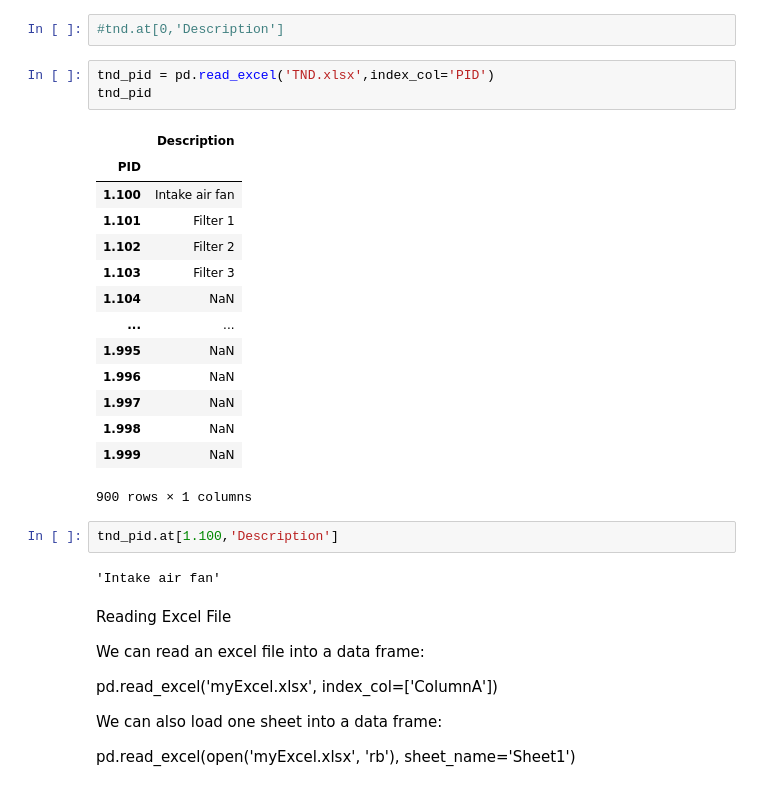
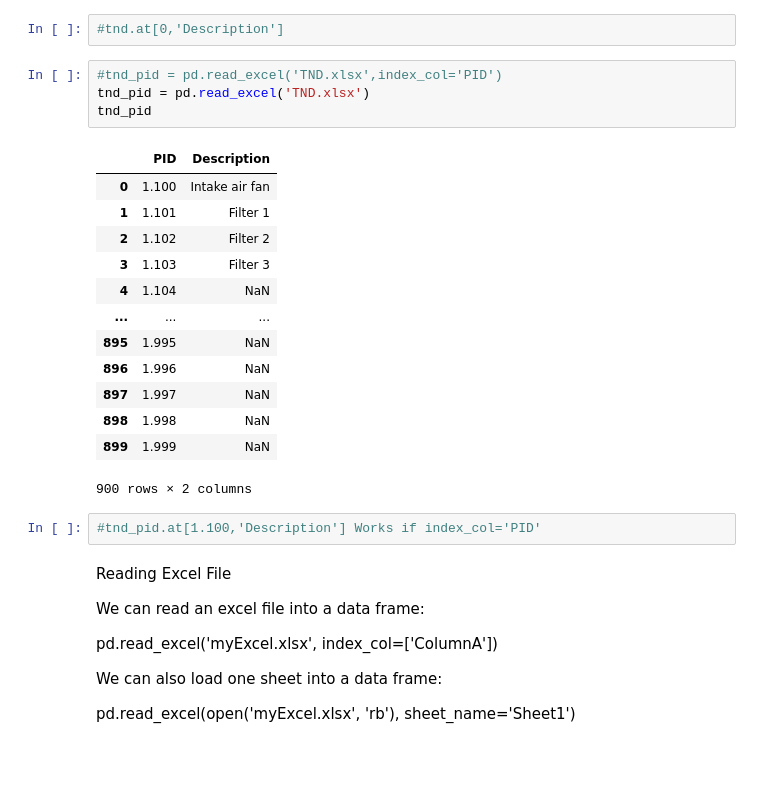
Before and after one commit to emartinskan/epic, a Jupyter notebook: epic.ipynb, the cells around one changed output. Cells and saved outputs as stored; diff of their text form; blank space fills up the shorter version.

```diff
--- a/epic.ipynb
+++ b/epic.ipynb
@@ -92,27 +92,25 @@ Series and DataFrames
 # %%
 #tnd.at[0,'Description']
 # %%
-tnd_pid = pd.read_excel('TND.xlsx',index_col='PID')
+#tnd_pid = pd.read_excel('TND.xlsx',index_col='PID')
+tnd_pid = pd.read_excel('TND.xlsx')
 tnd_pid
 # %% [output]
-|  | Description |
-| PID |  |
-| 1.100 | Intake air fan |
-| 1.101 | Filter 1 |
-| 1.102 | Filter 2 |
-| 1.103 | Filter 3 |
-| 1.104 | NaN |
-| ... | ... |
-| 1.995 | NaN |
-| 1.996 | NaN |
-| 1.997 | NaN |
-| 1.998 | NaN |
-| 1.999 | NaN |
+|  | PID | Description |
+| 0 | 1.100 | Intake air fan |
+| 1 | 1.101 | Filter 1 |
+| 2 | 1.102 | Filter 2 |
+| 3 | 1.103 | Filter 3 |
+| 4 | 1.104 | NaN |
+| ... | ... | ... |
+| 895 | 1.995 | NaN |
+| 896 | 1.996 | NaN |
+| 897 | 1.997 | NaN |
+| 898 | 1.998 | NaN |
+| 899 | 1.999 | NaN |
-900 rows × 1 columns
+900 rows × 2 columns
 # %%
-tnd_pid.at[1.100,'Description']
+#tnd_pid.at[1.100,'Description'] Works if index_col='PID'
-# %% [output]
-'Intake air fan'
 # %% [markdown]
 Reading Excel File
 
```
Also changed, not shown: parts of 4 cells of this notebook.
